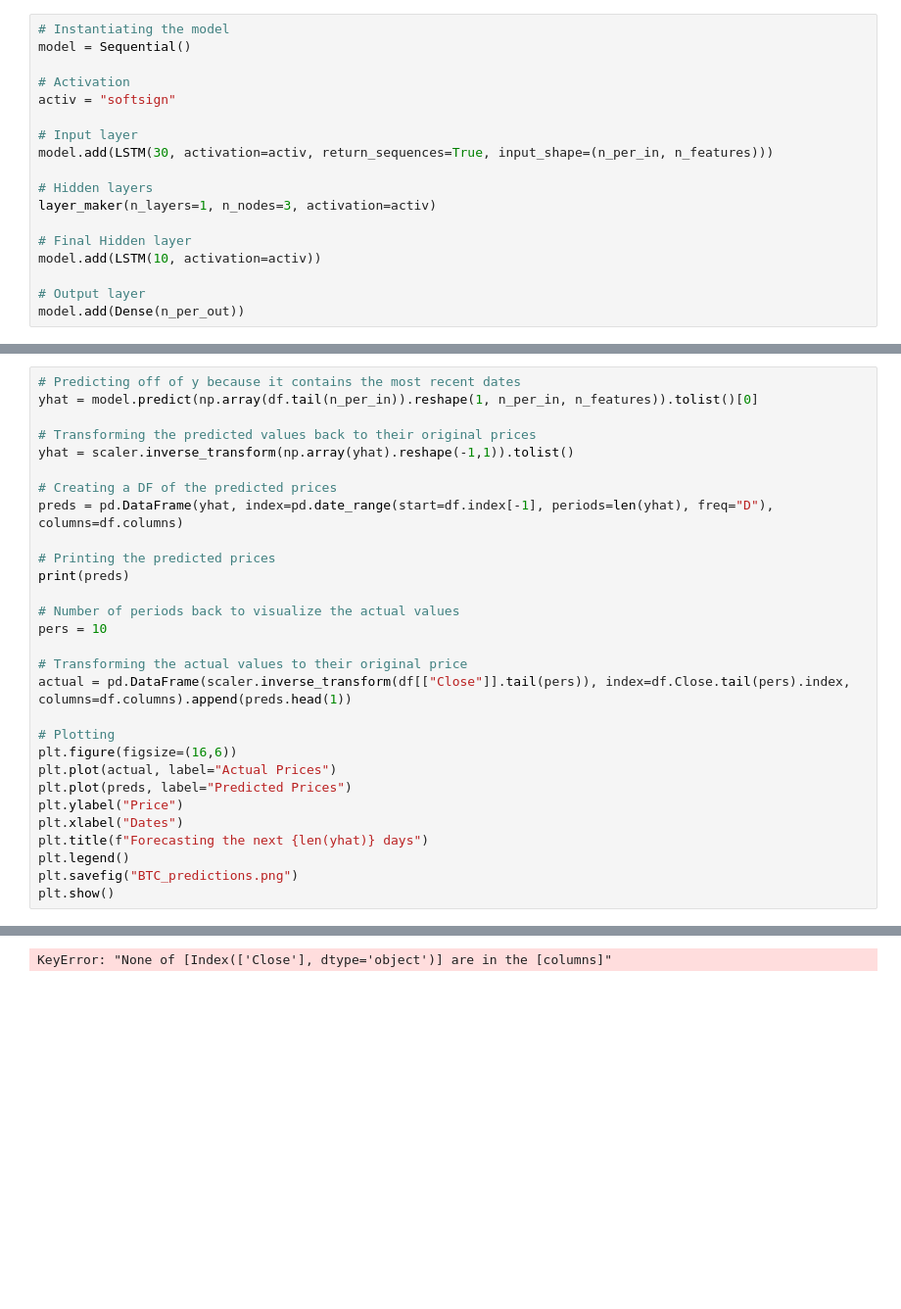
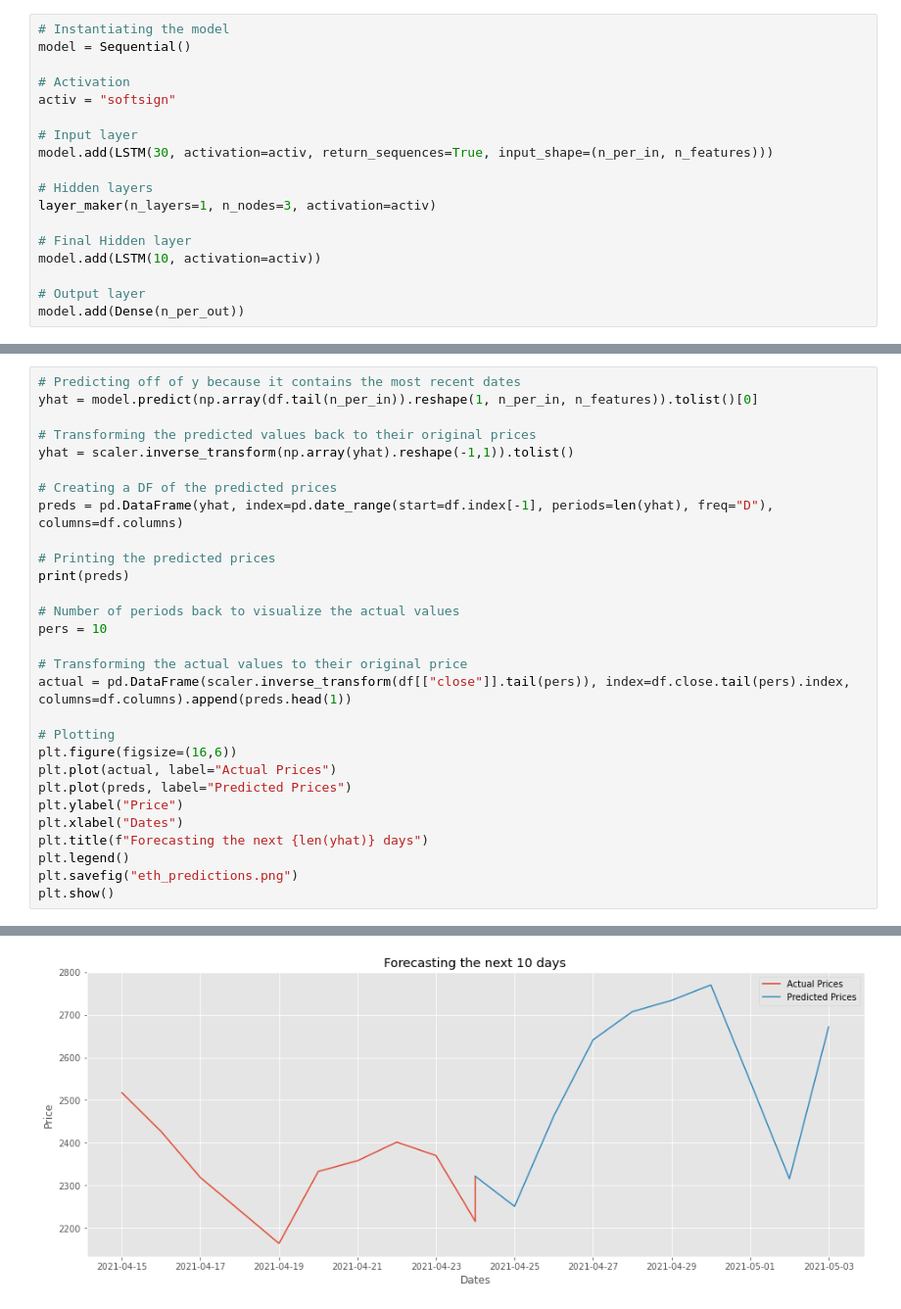
Before and after one commit to jonrsmart/final-project, a Jupyter notebook: eth_model.ipynb, the cells around one changed output, grey strips where cells are left out. Shown at 98% size. Saved outputs shown, nothing was run; the diff lists cells and outputs as text; blank space fills up the shorter version.

```diff
--- a/eth_model.ipynb
+++ b/eth_model.ipynb
@@ -188,7 +190,7 @@ print(preds)
 pers = 10
 
 # Transforming the actual values to their original price
-actual = pd.DataFrame(scaler.inverse_transform(df[["Close"]].tail(pers)), index=df.Close.tail(pers).index, columns=df.columns).append(preds.head(1))
+actual = pd.DataFrame(scaler.inverse_transform(df[["close"]].tail(pers)), index=df.close.tail(pers).index, columns=df.columns).append(preds.head(1))
 
 # Plotting
 plt.figure(figsize=(16,6))
@@ -198,6 +200,6 @@ plt.ylabel("Price")
 plt.xlabel("Dates")
 plt.title(f"Forecasting the next {len(yhat)} days")
 plt.legend()
-plt.savefig("BTC_predictions.png")
+plt.savefig("eth_predictions.png")
 plt.show()
 # %% [output]
@@ -215 +217 @@ plt.show()
-KeyError: "None of [Index(['Close'], dtype='object')] are in the [columns]"
+[figure, added]
```
Also changed, not shown: parts of 5 cells of this notebook.
